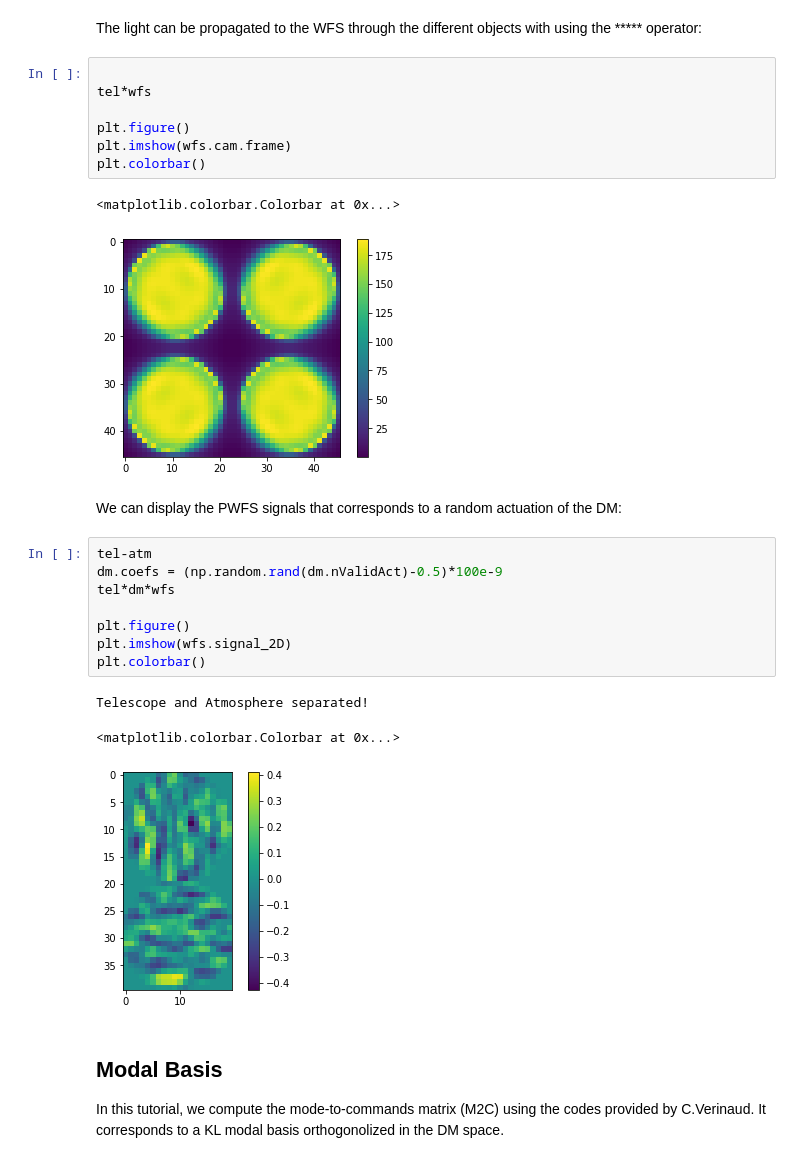
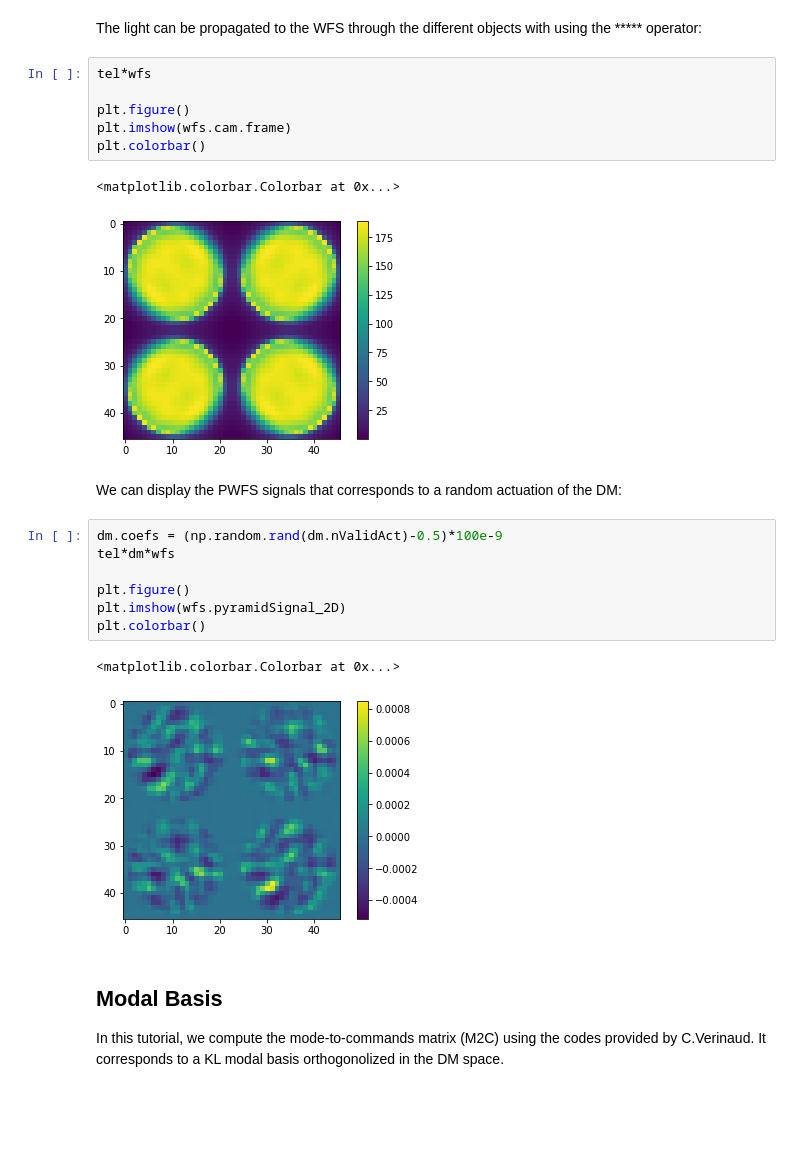
Before and after one commit to cheritier/OOPAO, a Jupyter notebook: tutorials/tutorial_howToAdaptiveOptics.ipynb, the cells around one changed output. Saved outputs shown, nothing was run; the diff lists cells and outputs as text; blank space fills up the shorter version.

```diff
--- a/tutorials/tutorial_howToAdaptiveOptics.ipynb
+++ b/tutorials/tutorial_howToAdaptiveOptics.ipynb
@@ -458,7 +462,6 @@ Signal Post-Processing  slopesMaps
 # %% [markdown]
 The light can be propagated to the WFS through the different objects with using the ***** operator:
 # %%
-
 tel*wfs
 
 plt.figure()
@@ -470,17 +473,15 @@ plt.colorbar()
 # %% [markdown]
 We can display the PWFS signals that corresponds to a random actuation of the DM:
 # %%
-tel-atm
 dm.coefs = (np.random.rand(dm.nValidAct)-0.5)*100e-9
 tel*dm*wfs
 
 plt.figure()
-plt.imshow(wfs.signal_2D)
+plt.imshow(wfs.pyramidSignal_2D)
 plt.colorbar()
 # %% [output]
-Telescope and Atmosphere separated!
+<matplotlib.colorbar.Colorbar at 0x...>
-<matplotlib.colorbar.Colorbar at 0x...>
-[figure, old version]
+[figure, new version]
 # %% [markdown]
 ## Modal Basis
 In this tutorial, we compute the mode-to-commands matrix (M2C) using the codes provided by C.Verinaud. It corresponds to a KL modal basis orthogonolized in the DM space.
```
Also changed, not shown: parts of 13 cells of this notebook, 9 other files.
